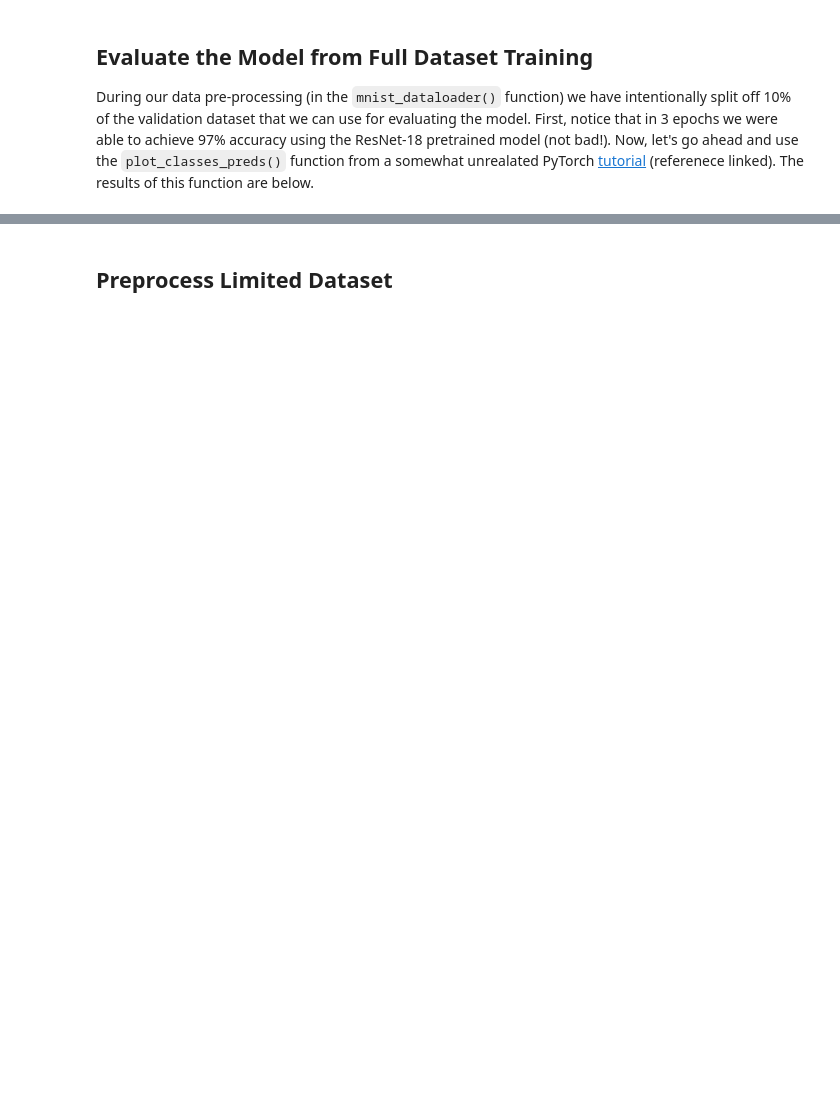
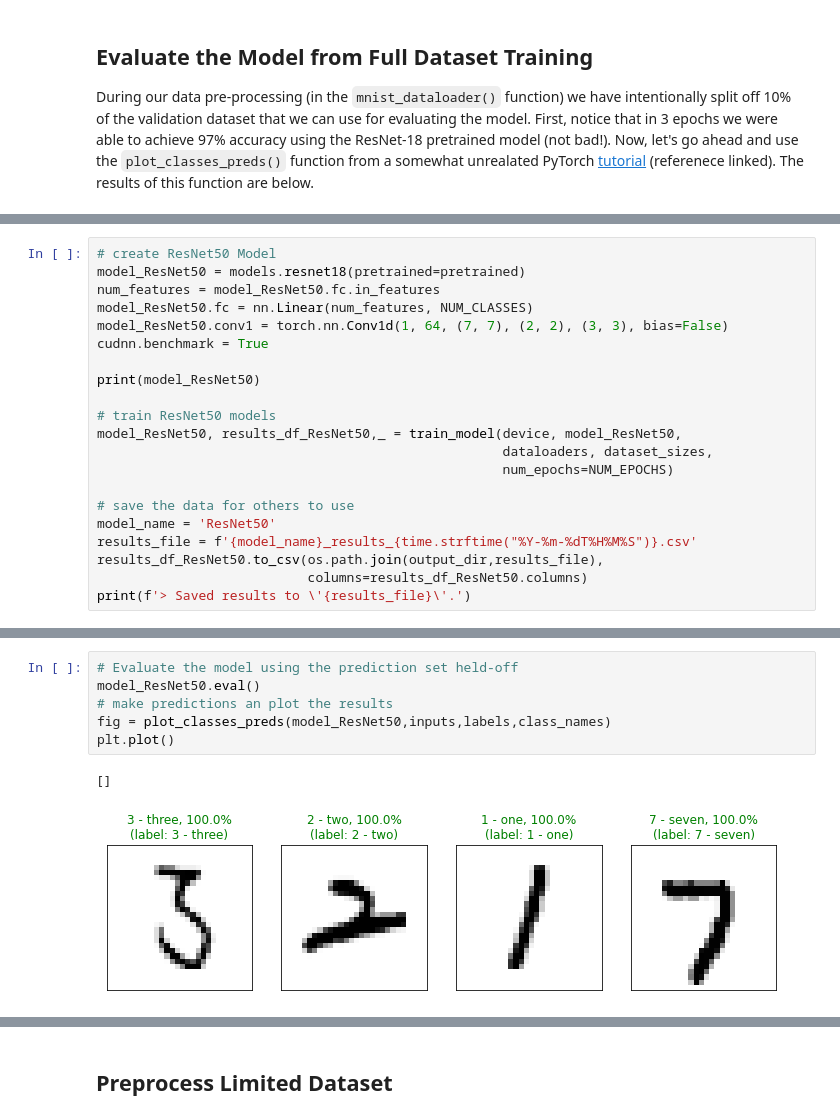
Before and after one commit to christnp/e6998-project, a Jupyter notebook: src/baseline/baseline.ipynb, the cells around one changed output, grey strips where cells are left out. Cells and saved outputs as stored; diff of their text form; blank space fills up the shorter version.

```diff
--- a/src/baseline/baseline.ipynb
+++ b/src/baseline/baseline.ipynb
@@ -177,0 +163,21 @@ tensor([5, 0, 4, 1, 3, 4, 1, 8, 1, 0, 8, 1, 5, 8, 8, 4, 8, 1, 1, 0, 4, 9, 7, 7,
+# %%
+# create ResNet50 Model
+model_ResNet50 = models.resnet18(pretrained=pretrained)
+num_features = model_ResNet50.fc.in_features
+model_ResNet50.fc = nn.Linear(num_features, NUM_CLASSES)
+model_ResNet50.conv1 = torch.nn.Conv1d(1, 64, (7, 7), (2, 2), (3, 3), bias=False)
+cudnn.benchmark = True
+
+print(model_ResNet50)
+
+# train ResNet50 models
+model_ResNet50, results_df_ResNet50,_ = train_model(device, model_ResNet50,
+                                                    dataloaders, dataset_sizes,
+                                                    num_epochs=NUM_EPOCHS)
+
+# save the data for others to use
+model_name = 'ResNet50'
+results_file = f'{model_name}_results_{time.strftime("%Y-%m-%dT%H%M%S")}.csv'
+results_df_ResNet50.to_csv(os.path.join(output_dir,results_file),
+                           columns=results_df_ResNet50.columns)
+print(f'> Saved results to \'{results_file}\'.')
@@ -177,0 +324,9 @@ tensor([5, 0, 4, 1, 3, 4, 1, 8, 1, 0, 8, 1, 5, 8, 8, 4, 8, 1, 1, 0, 4, 9, 7, 7,
+# %%
+# Evaluate the model using the prediction set held-off
+model_ResNet50.eval()
+# make predictions an plot the results
+fig = plot_classes_preds(model_ResNet50,inputs,labels,class_names)
+plt.plot()
+# %% [output]
+[]
+[figure, added]
```
Also changed, not shown: parts of 24 cells of this notebook, 38 other files.
